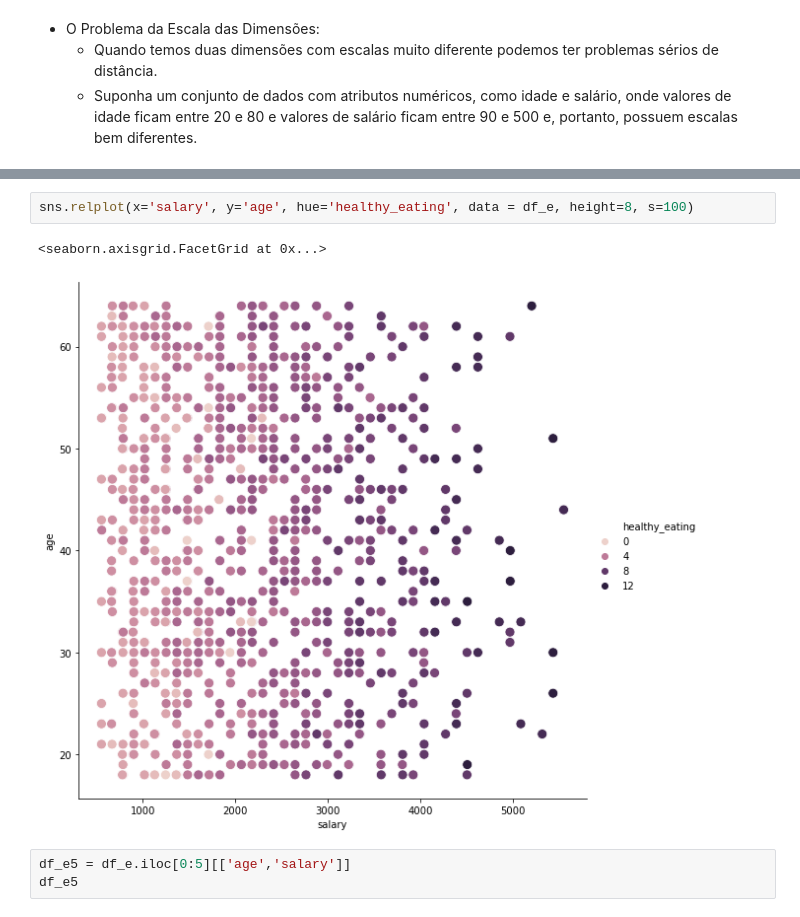
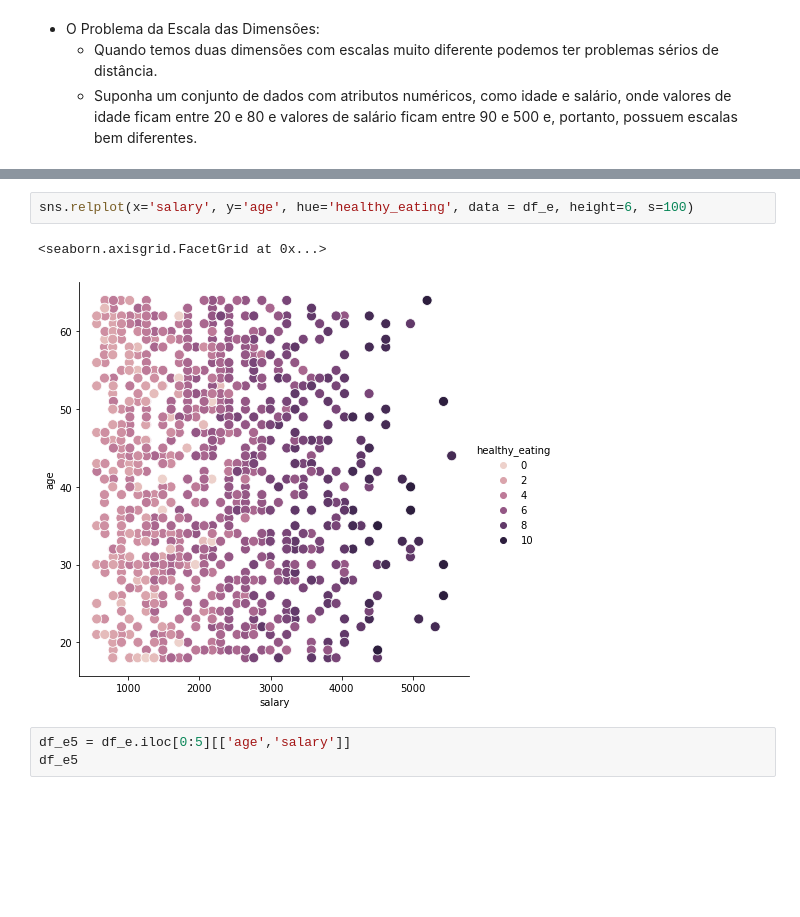
Before and after one commit to anfer86/teaching-datamining-lessons, a Jupyter notebook: aula09/baseado_em_instancias.ipynb, the cells around one changed output, grey strips where cells are left out. Cells and saved outputs as stored; diff of their text form; blank space fills up the shorter version.

```diff
--- a/aula09/baseado_em_instancias.ipynb
+++ b/aula09/baseado_em_instancias.ipynb
@@ -460,10 +444,10 @@ df_e
 | 999 | 999 | B | 64 | 4 | 9 | 788 |
 1000 rows × 6 columns
 # %%
-sns.relplot(x='salary', y='age', hue='healthy_eating', data = df_e, height=8, s=100)
+sns.relplot(x='salary', y='age', hue='healthy_eating', data = df_e, height=6, s=100)
 # %% [output]
 <seaborn.axisgrid.FacetGrid at 0x...>
-[figure, old version]
+[figure, new version]
 # %%
 df_e5 = df_e.iloc[0:5][['age','salary']]
 df_e5
```
Also changed, not shown: parts of 33 cells of this notebook, 2 other files.
